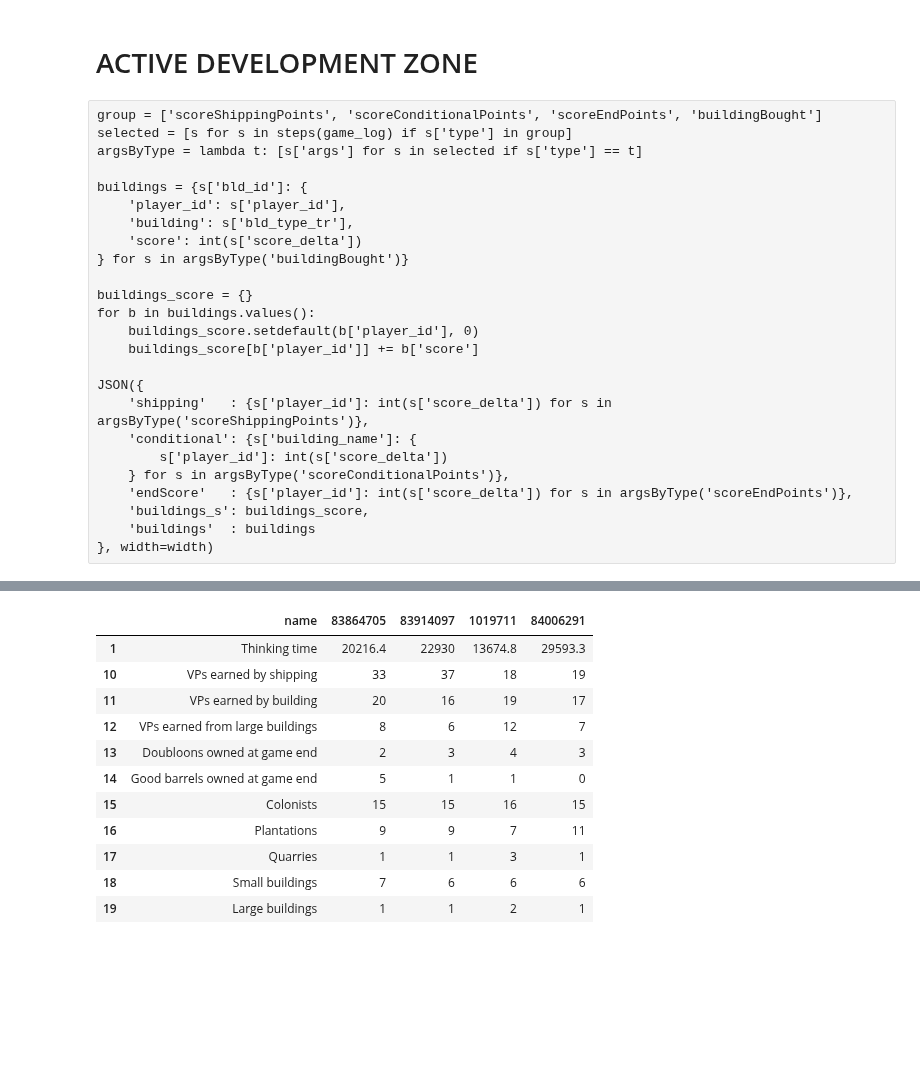
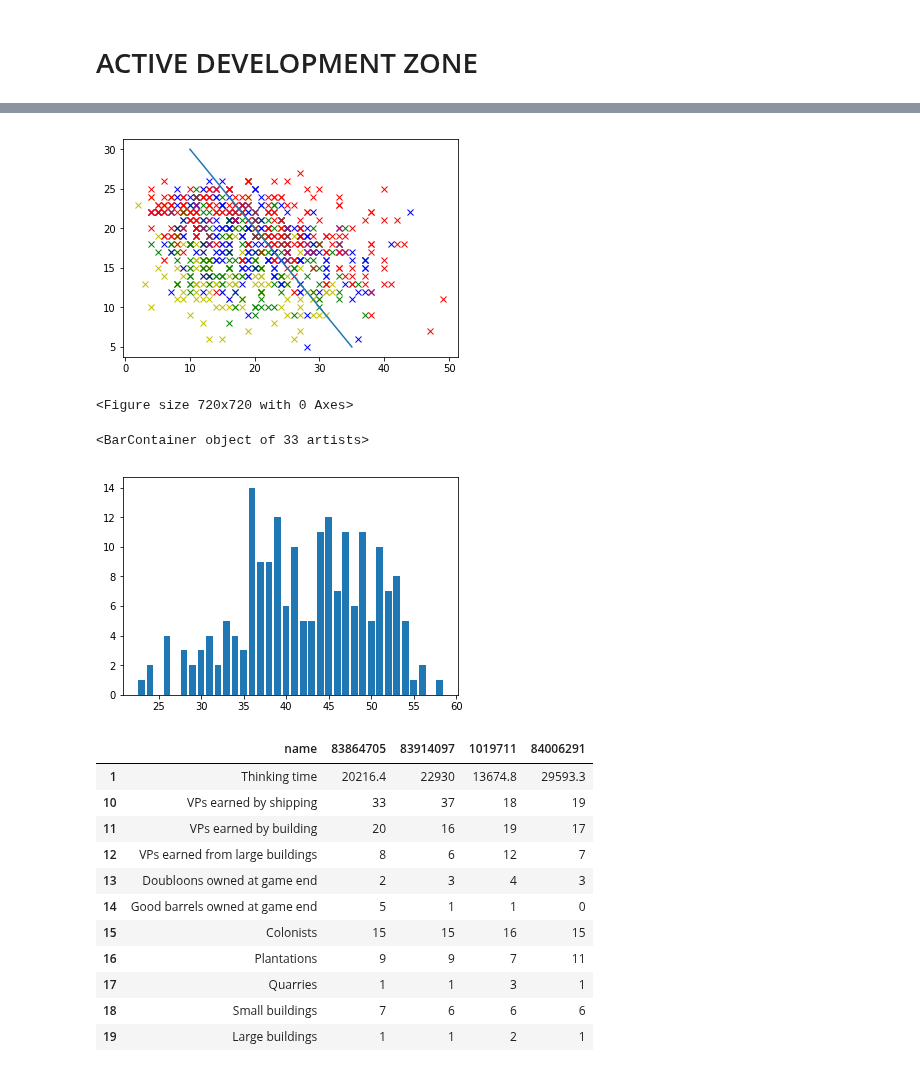
Before and after one commit to xiwix/binder, a Jupyter notebook: bga.puertorico.analyze.ipynb, the cells around one changed output, grey strips where cells are left out. Cells and saved outputs as stored; diff of their text form; code cells hidden in the pictures; blank space fills up the shorter version.

```diff
--- a/bga.puertorico.analyze.ipynb
+++ b/bga.puertorico.analyze.ipynb
@@ -206,31 +207,6 @@ def steps(log):
             yield sub_move
 # %%
 stats = for_each(datas, select_all('$..data[?(@.type == "gameStateChange" & @.args.action == "stGameEnd")].args.args'))
-# %% [raw]
-group = ['scoreShippingPoints', 'scoreConditionalPoints', 'scoreEndPoints', 'buildingBought']
-selected = [s for s in steps(game_log) if s['type'] in group]
-argsByType = lambda t: [s['args'] for s in selected if s['type'] == t]
-
-buildings = {s['bld_id']: {
-    'player_id': s['player_id'],
-    'building': s['bld_type_tr'],
-    'score': int(s['score_delta'])
-} for s in argsByType('buildingBought')}
-
-buildings_score = {}
-for b in buildings.values():
-    buildings_score.setdefault(b['player_id'], 0)
-    buildings_score[b['player_id']] += b['score']
-
-JSON({
-    'shipping'   : {s['player_id']: int(s['score_delta']) for s in argsByType('scoreShippingPoints')},
-    'conditional': {s['building_name']: {
-        s['player_id']: int(s['score_delta'])
-    } for s in argsByType('scoreConditionalPoints')},
-    'endScore'   : {s['player_id']: int(s['score_delta']) for s in argsByType('scoreEndPoints')},
-    'buildings_s': buildings_score,
-    'buildings'  : buildings
-}, width=width)
 # %%
 game_log = datas[1]['log']['data']['data']['data']
 res = game_log[-1]['data'][-2]['args']['args']
@@ -237,0 +216,13 @@ res = game_log[-1]['data'][-2]['args']['args']
+# %%
+br = 40
+plt.plot(
+    [int(p['result'][3]['stats']['10']) for p in stats], [int(p['result'][3]['stats']['11']) for p in stats], 'yx',
+    [int(p['result'][2]['stats']['10']) for p in stats], [int(p['result'][2]['stats']['11']) for p in stats], 'gx',
+    [int(p['result'][1]['stats']['10']) for p in stats], [int(p['result'][1]['stats']['11']) for p in stats], 'bx',
+    [int(p['result'][0]['stats']['10']) for p in stats], [int(p['result'][0]['stats']['11']) for p in stats], 'rx',
+    [br-5, br-30], [5, 30]
+)
+# plt.axis([0, 52,0, 30])
+plt.figure(figsize=(10,10))
+plt
+# %% [output]
@@ -238,3 +230,12 @@ res = game_log[-1]['data'][-2]['args']['args']
+[figure, added]
+<Figure size 720x720 with 0 Axes>
+# %%
+avg = [int(p['table']['stats']['2']) for p in stats]
+count = collections.Counter(avg)
+plt.bar([x for x in count.keys()], [x for x in count.values()])
+# %% [output]
+<BarContainer object of 33 artists>
+[figure, added]
 # %%
 table_stats = {
      '1': '_',
```
Also changed, not shown: parts of 5 cells of this notebook.
